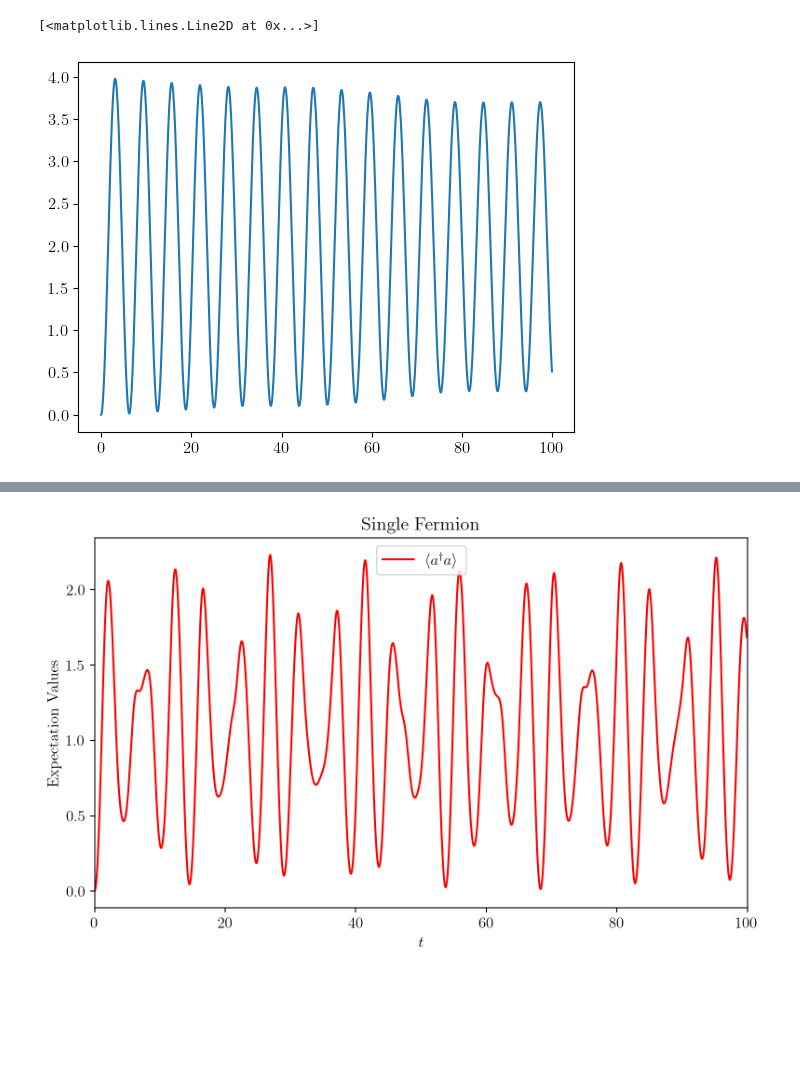
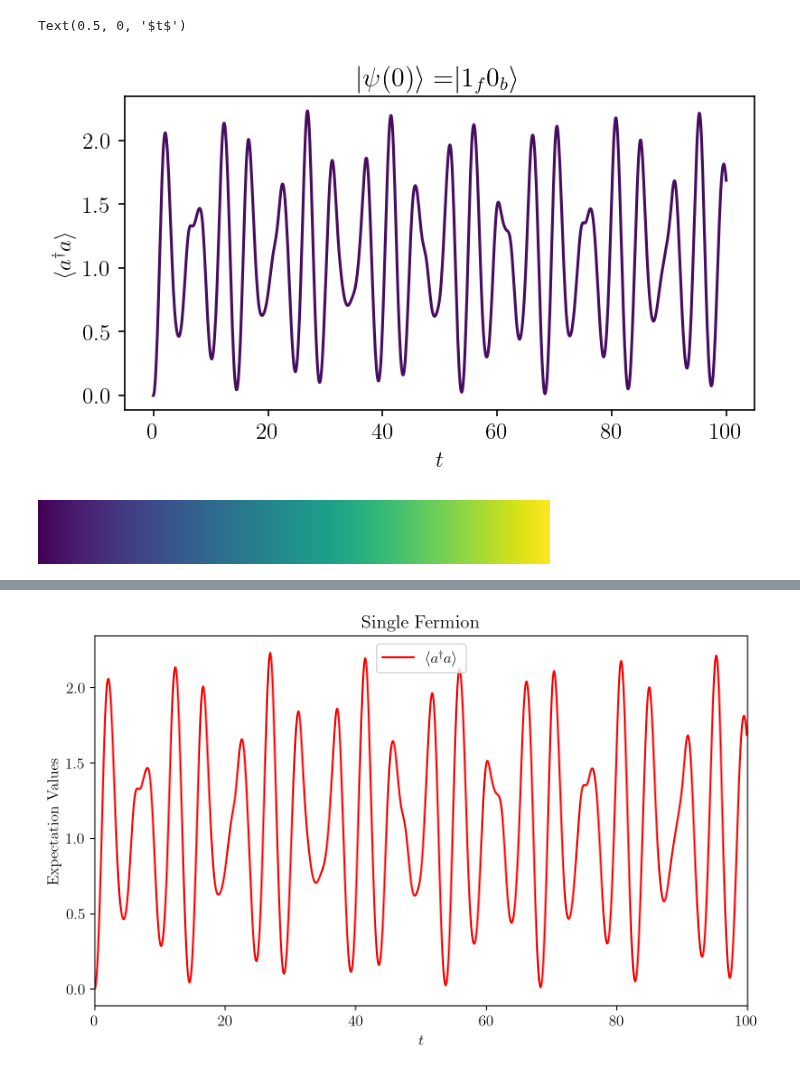
Before and after one commit to cgustin99/OpenParticle, a Jupyter notebook: models/Yukawa/static_yukawa_sv_sim.ipynb, the cells around one changed output, grey strips where cells are left out. Drawn from its saved outputs; the diff is of its cells as text; code cells hidden in the pictures; blank space fills up the shorter version.

Commit message:
Generate all plots over parameter space

```diff
--- a/models/Yukawa/static_yukawa_sv_sim.ipynb
+++ b/models/Yukawa/static_yukawa_sv_sim.ipynb
@@ -134,7 +146,9 @@ def compute_expectation_value(
     if trotterization == 'exact':
         evolved_statevector = exact_evolve_statevector(t, Ef, Eb, g, cutoff, statevector)
     elif trotterization == 'first_order':
-        evolved_statevector = trotter_evolve_statevector(t, Ef, Eb, g, cutoff, statevector)
+        evolved_statevector = first_order_trotter_evolve_statevector(t, Ef, Eb, g, cutoff, statevector)
+    elif trotterization == 'second_order':
+        evolved_statevector = second_order_trotter_evolve_statevector(t, Ef, Eb, g, cutoff, statevector)
 
     return evolved_statevector.T.conjugate() @ padded_matrix_operator @ evolved_statevector
 # %%
@@ -164,8 +178,8 @@ def compute_expectation_values_t(
     Args:
 
     - fermion_state (str): 'single_fermion' or 'plus_state'
-    - boson_state (str): 'zero_boson' or 'coherent_state'
-    - trotterization (str): 'exact' or 'first_order'
+    - boson_state (str): 'zero_boson' or 'coherent_boson'
+    - trotterization (str): 'exact' or 'first_order' or 'second_order'
     - expectation_value_type (str): 'number_op_boson' or 'number_op_fermion' or 'position_op'
 
     """
@@ -174,12 +188,14 @@ def compute_expectation_values_t(
 
     if fermion_state == 'single_fermion':
         fermion = get_fermion_state(1)
-    elif fermion_state == 'plus_state':
+    elif fermion_state == 'plus_fermion':
         fermion = get_fermion_state(0) + get_fermion_state(1)
+        fermion = 1/np.linalg.norm(fermion) * fermion
+
 
     if boson_state == 'zero_boson':
         boson = get_boson_state(0, cutoff)
-    elif boson_state == 'coherent_state':
+    elif boson_state == 'coherent_boson':
         boson = displacement_operator(alpha = -1j * g / 2, Lambda = cutoff) @ get_boson_state(0, cutoff)
 
     statevector = np.kron(fermion, boson)
@@ -193,12 +209,3 @@ def compute_expectation_values_t(
         expectation_values.append(exp_val[0].real)
 
     return np.array(expectation_values)
-# %%
-t_arr = np.arange(0, 100, 0.1)
-
-plt.plot(t_arr, compute_expectation_values_t(
-    'single_fermion', 'zero_boson', 10, 'exact', 'number_op_boson', t_arr
-))
-# %% [output]
-[<matplotlib.lines.Line2D at 0x...>]
-[figure, removed]
@@ -204,0 +234,37 @@ plt.plot(t_arr, compute_expectation_values_t(
+# %%
+fermion_state = 'single_fermion'
+boson_state = 'zero_boson'
+Lambda = 3
+trotterization_approximation = 'exact'
+operator_expectation = 'number_op_boson'
+t_arr = np.arange(0, 100, 0.1)
+
+exp_vals = compute_expectation_values_t(
+    fermion_state, boson_state, Lambda, trotterization_approximation, operator_expectation, t_arr
+)
+# %%
+plt.figure(figsize=(6, 3), dpi=150)
+
+if trotterization_approximation == 'exact':
+    linestyle = 'solid'
+elif trotterization_approximation == 'first_order':
+    linestyle = 'dashed'
+elif trotterization_approximation == 'second_order':
+    linestyle = 'dotted'
+
+cmap = mpl.colormaps['viridis']
+norm = mpl.colors.Normalize(vmin=1, vmax=Lambda_max)
+
+plt.plot(t_arr, exp_vals, linestyle = linestyle, color = cmap(norm(Lambda)))
+plt.ylabel(
+    get_plot_y_label(operator_expectation)
+)
+plt.title(get_plot_title(fermion_state, boson_state))
+plt.xlabel(r'$t$')
+# %% [output]
+Text(0.5, 0, '$t$')
+[figure, added]
+# %%
+cmap
+# %% [output]
+[figure, added]
```
Also changed, not shown: parts of 4 cells of this notebook.
